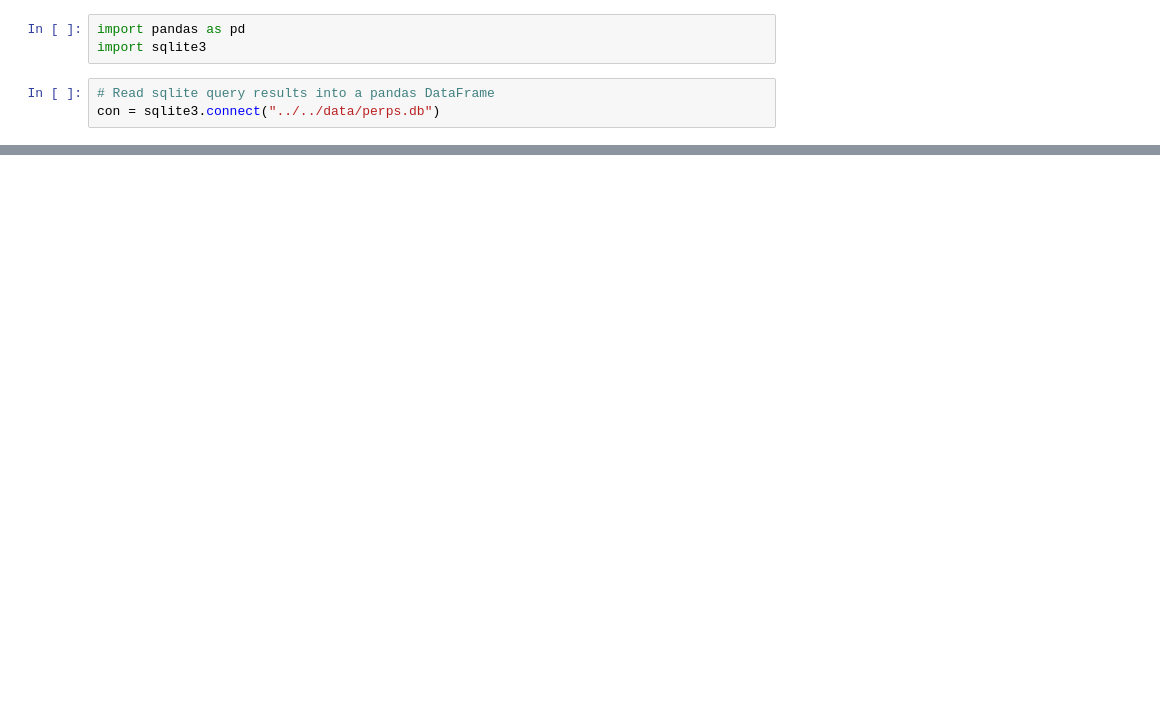
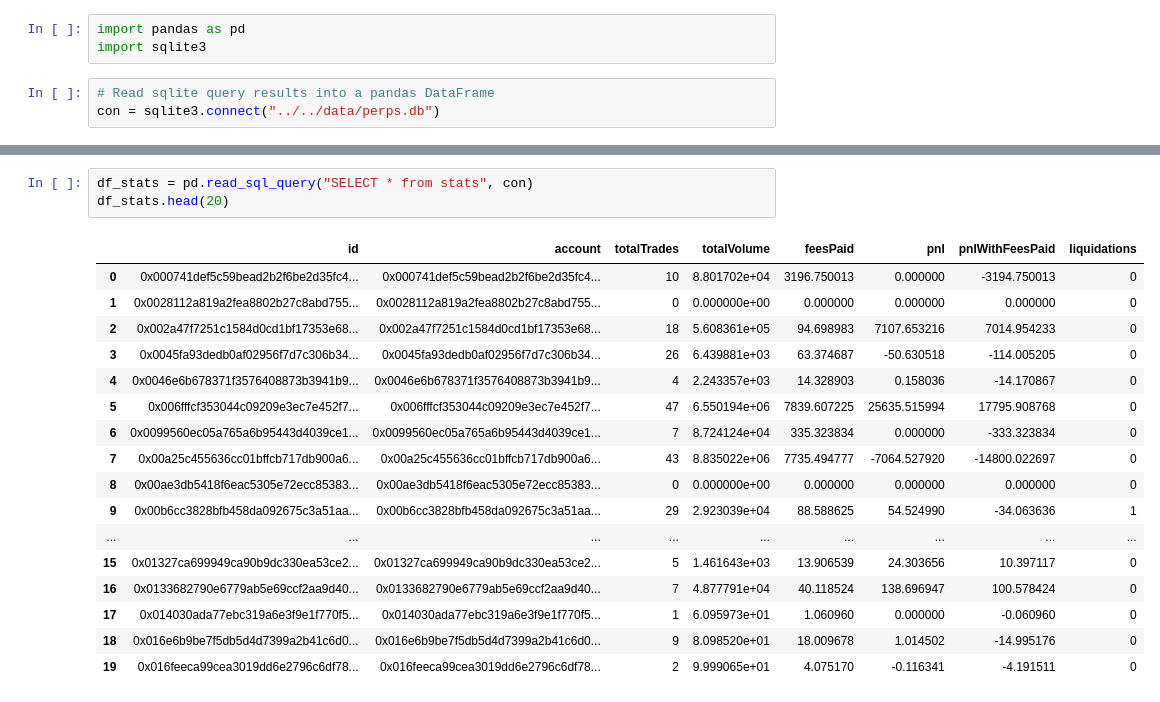
Before and after one commit to Kwenta/kwenta-data, a Jupyter notebook: src/notebooks/perps_sql.ipynb, the cells around one changed output, grey strips where cells are left out. Drawn from its saved outputs; the diff is of its cells as text; blank space fills up the shorter version.

```diff
--- a/src/notebooks/perps_sql.ipynb
+++ b/src/notebooks/perps_sql.ipynb
@@ -68,3 +68,24 @@ df_positions.head(20)
 | 18 | 0x074b8f19fc91d6b2eb51143e1f186ca... | 0x9d99411fa69be2325d8542008d6f668... | MATIC | 1117.265401 | 0.0 | 1.269034 | 1.269034 | 1.298089 | 1.298089 | ... |
 | 19 | 0x074b8f19fc91d6b2eb51143e1f186ca... | 0xad81c90131f4a10f5d324164f4406dc... | MATIC | 398.000000 | 0.0 | 1.244031 | 1.244031 | 1.251415 | 1.251415 | ... |
 20 rows × 22 columns
+# %%
+df_stats = pd.read_sql_query("SELECT * from stats", con)
+df_stats.head(20)
+# %% [output]
+|  | id | account | totalTrades | totalVolume | feesPaid | pnl | pnlWithFeesPaid | liquidations |
+| 0 | 0x000741def5c59bead2b2f6be2d35fc4... | 0x000741def5c59bead2b2f6be2d35fc4... | 10 | 8.801702e+04 | 3196.750013 | 0.000000 | -3194.750013 | 0 |
+| 1 | 0x0028112a819a2fea8802b27c8abd755... | 0x0028112a819a2fea8802b27c8abd755... | 0 | 0.000000e+00 | 0.000000 | 0.000000 | 0.000000 | 0 |
+| 2 | 0x002a47f7251c1584d0cd1bf17353e68... | 0x002a47f7251c1584d0cd1bf17353e68... | 18 | 5.608361e+05 | 94.698983 | 7107.653216 | 7014.954233 | 0 |
+| 3 | 0x0045fa93dedb0af02956f7d7c306b34... | 0x0045fa93dedb0af02956f7d7c306b34... | 26 | 6.439881e+03 | 63.374687 | -50.630518 | -114.005205 | 0 |
+| 4 | 0x0046e6b678371f3576408873b3941b9... | 0x0046e6b678371f3576408873b3941b9... | 4 | 2.243357e+03 | 14.328903 | 0.158036 | -14.170867 | 0 |
+| 5 | 0x006fffcf353044c09209e3ec7e452f7... | 0x006fffcf353044c09209e3ec7e452f7... | 47 | 6.550194e+06 | 7839.607225 | 25635.515994 | 17795.908768 | 0 |
+| 6 | 0x0099560ec05a765a6b95443d4039ce1... | 0x0099560ec05a765a6b95443d4039ce1... | 7 | 8.724124e+04 | 335.323834 | 0.000000 | -333.323834 | 0 |
+| 7 | 0x00a25c455636cc01bffcb717db900a6... | 0x00a25c455636cc01bffcb717db900a6... | 43 | 8.835022e+06 | 7735.494777 | -7064.527920 | -14800.022697 | 0 |
+| 8 | 0x00ae3db5418f6eac5305e72ecc85383... | 0x00ae3db5418f6eac5305e72ecc85383... | 0 | 0.000000e+00 | 0.000000 | 0.000000 | 0.000000 | 0 |
+| 9 | 0x00b6cc3828bfb458da092675c3a51aa... | 0x00b6cc3828bfb458da092675c3a51aa... | 29 | 2.923039e+04 | 88.588625 | 54.524990 | -34.063636 | 1 |
+| ... | ... | ... | ... | ... | ... | ... | ... | ... |
+| 15 | 0x01327ca699949ca90b9dc330ea53ce2... | 0x01327ca699949ca90b9dc330ea53ce2... | 5 | 1.461643e+03 | 13.906539 | 24.303656 | 10.397117 | 0 |
+| 16 | 0x0133682790e6779ab5e69ccf2aa9d40... | 0x0133682790e6779ab5e69ccf2aa9d40... | 7 | 4.877791e+04 | 40.118524 | 138.696947 | 100.578424 | 0 |
+| 17 | 0x014030ada77ebc319a6e3f9e1f770f5... | 0x014030ada77ebc319a6e3f9e1f770f5... | 1 | 6.095973e+01 | 1.060960 | 0.000000 | -0.060960 | 0 |
+| 18 | 0x016e6b9be7f5db5d4d7399a2b41c6d0... | 0x016e6b9be7f5db5d4d7399a2b41c6d0... | 9 | 8.098520e+01 | 18.009678 | 1.014502 | -14.995176 | 0 |
+| 19 | 0x016feeca99cea3019dd6e2796c6df78... | 0x016feeca99cea3019dd6e2796c6df78... | 2 | 9.999065e+01 | 4.075170 | -0.116341 | -4.191511 | 0 |
```
Also changed, not shown: parts of 3 cells of this notebook, 7 other files.
